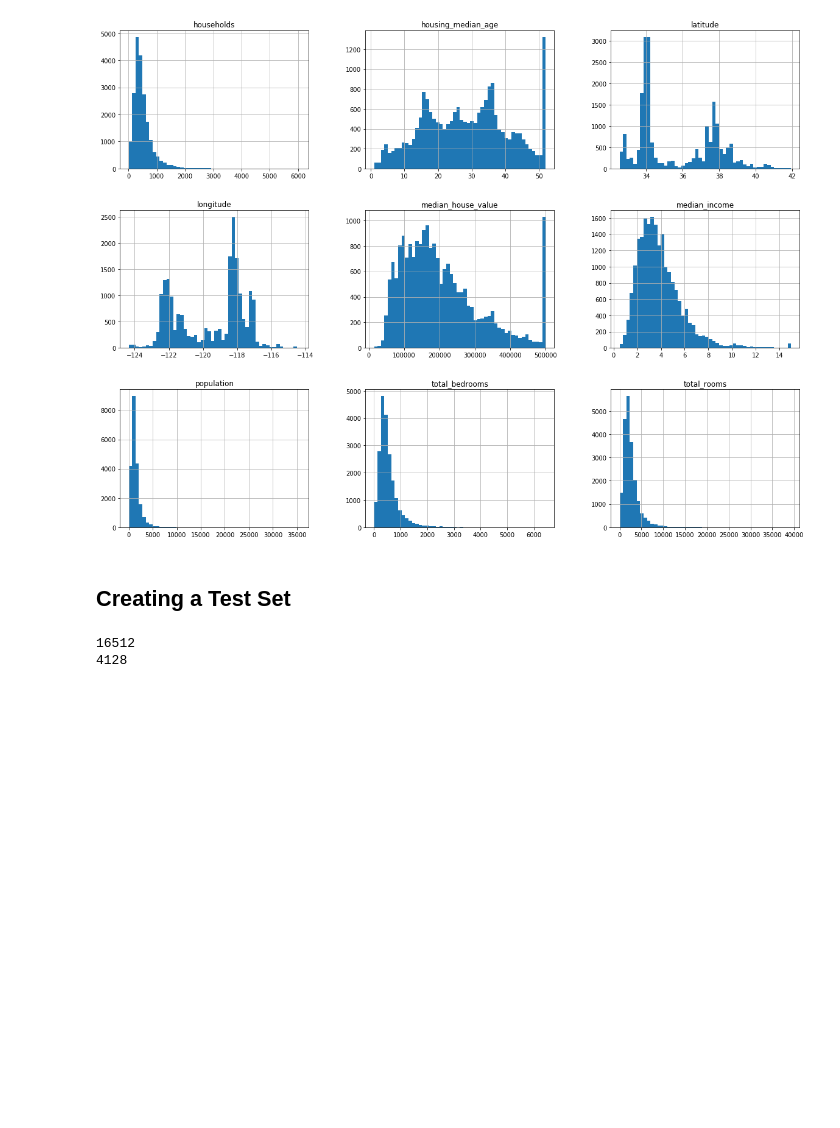
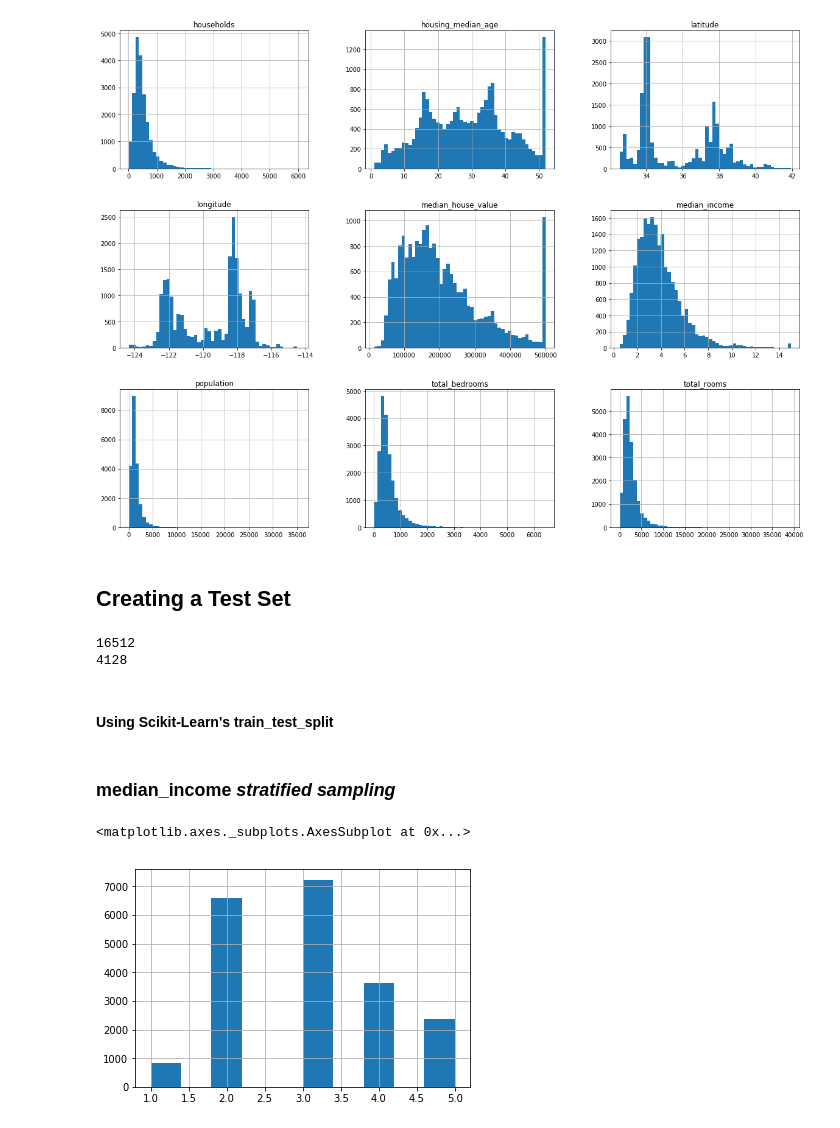
Before and after one commit to SatvikDandale/Hands-On-Machine-Learning, a Jupyter notebook: Hands-On-ML-Chapter-2.ipynb, the cells around one changed output. Saved outputs shown, nothing was run; the diff lists cells and outputs as text; code cells hidden in the pictures; blank space fills up the shorter version.

Commit message:
Stratified Sampling

```diff
--- a/Hands-On-ML-Chapter-2.ipynb
+++ b/Hands-On-ML-Chapter-2.ipynb
@@ -81,3 +81,5 @@ print(len(test_set))
 # %% [output]
 16512
 4128
+# %% [markdown]
+#### Using Scikit-Learn's train_test_split
@@ -83,0 +90,10 @@ print(len(test_set))
+# %% [markdown]
+### median_income *stratified sampling*
+# %%
+housing_data["income_cat"] = pd.cut(housing_data["median_income"],
+                                   bins=[0., 1.5, 3., 4.5, 6., np.inf],
+                                   labels=[1, 2, 3, 4, 5])
+housing_data["income_cat"].hist()
+# %% [output]
+<matplotlib.axes._subplots.AxesSubplot at 0x...>
+[figure, added]
```
Also changed, not shown: parts of 1 cell of this notebook.
